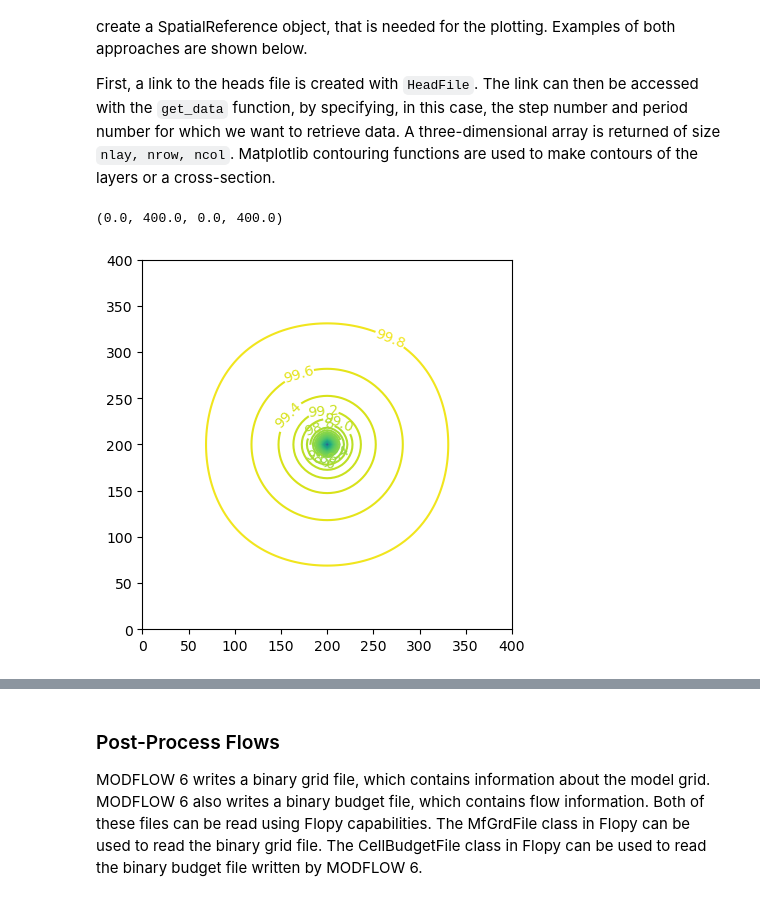
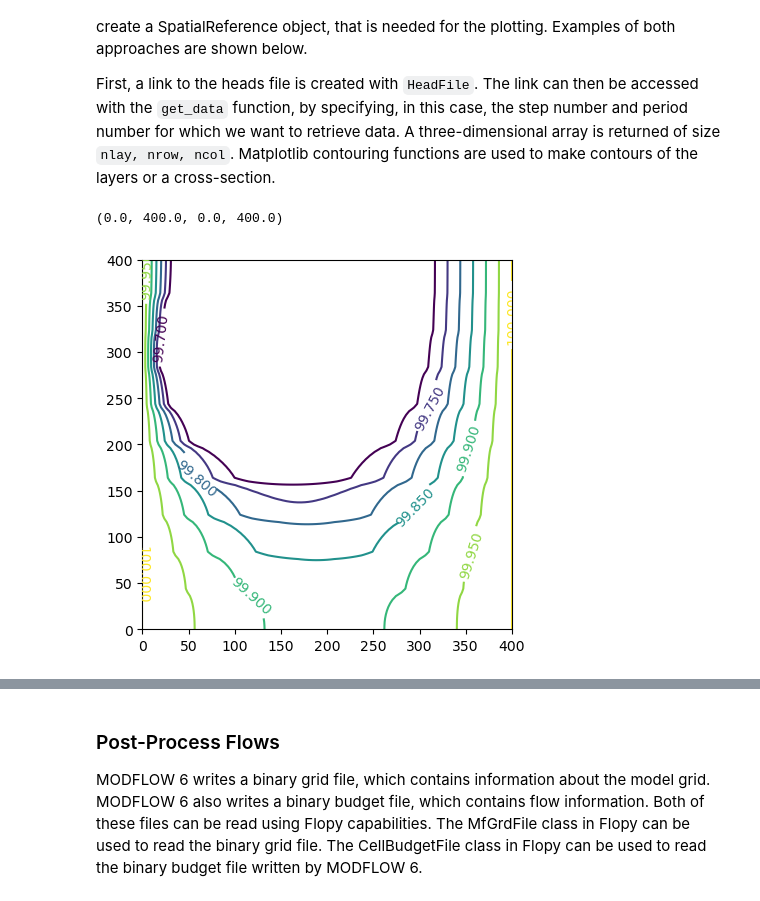
Before and after one commit to QuanGuo/flopy_example, a Jupyter notebook: mf6_simple_model_example.ipynb, the cells around one changed output, grey strips where cells are left out. Cells and saved outputs as stored; diff of their text form; code cells hidden in the pictures.

```diff
--- a/mf6_simple_model_example.ipynb
+++ b/mf6_simple_model_example.ipynb
@@ -256,16 +332,16 @@ First, a link to the heads file is created with `HeadFile`. The link can then be
 # %%
 # Read the binary head file and plot the results
 # We can use the existing Flopy HeadFile class because
 # the format of the headfile for MODFLOW 6 is the same
 # as for previous MODFLOW verions
 fname = os.path.join(workspace, headfile)
 hds = flopy.utils.binaryfile.HeadFile(fname)
 h = hds.get_data(kstpkper=(0, 0))
 x = y = np.linspace(0, L, N)
 y = y[::-1]
-c = plt.contour(x, y, h[0], np.arange(90, 100.1, 0.2))
-plt.clabel(c, fmt="%2.1f")
+c = plt.contour(x, y, h[9], levels=np.arange(99.7, 100.01, 0.05)) #
+plt.clabel(c, fmt="%2.3f")
 plt.axis("scaled")
 # %% [output]
 (0.0, 400.0, 0.0, 400.0)
-[figure, old version]
+[figure, new version]
```
Also changed, not shown: parts of 21 cells of this notebook.
